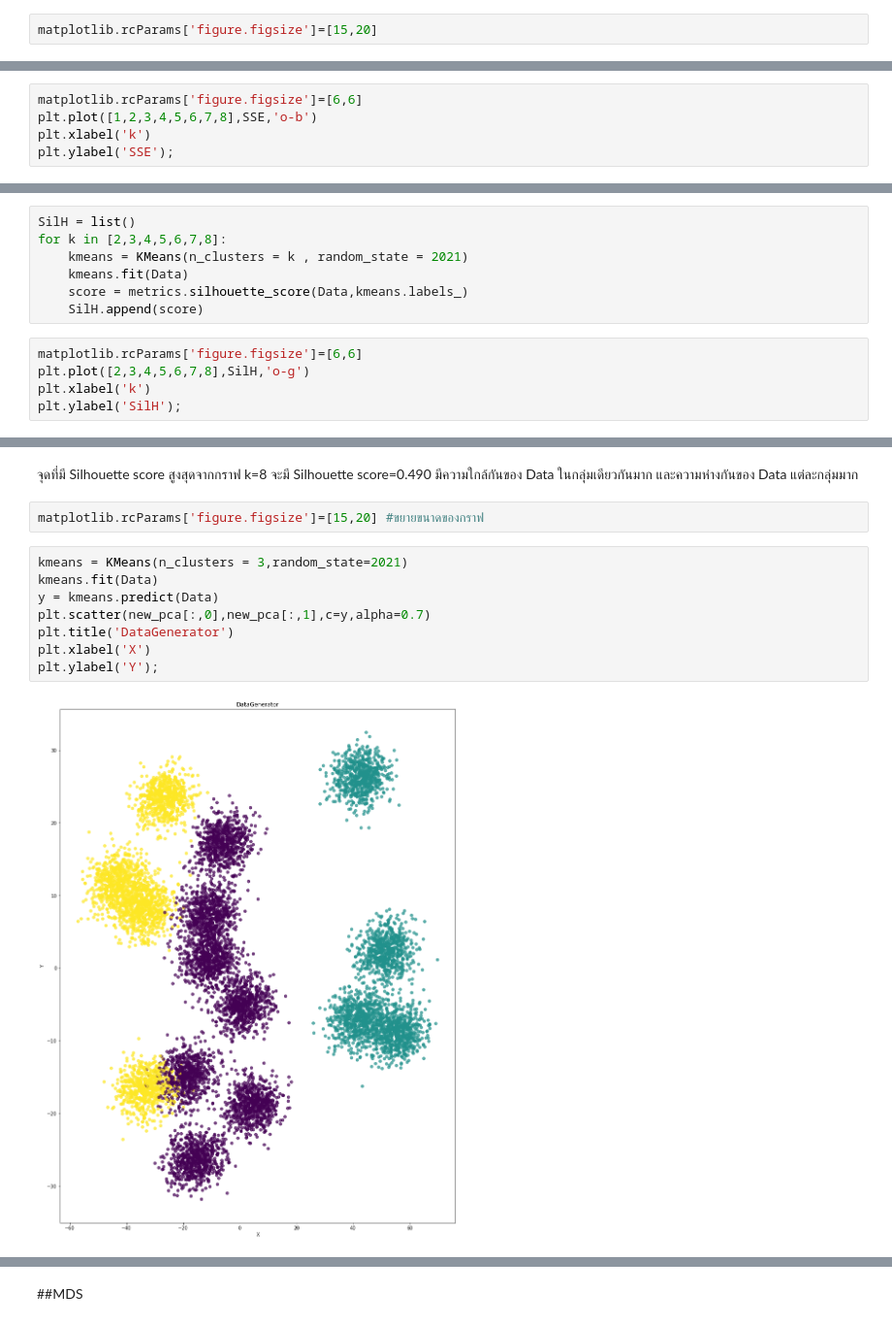
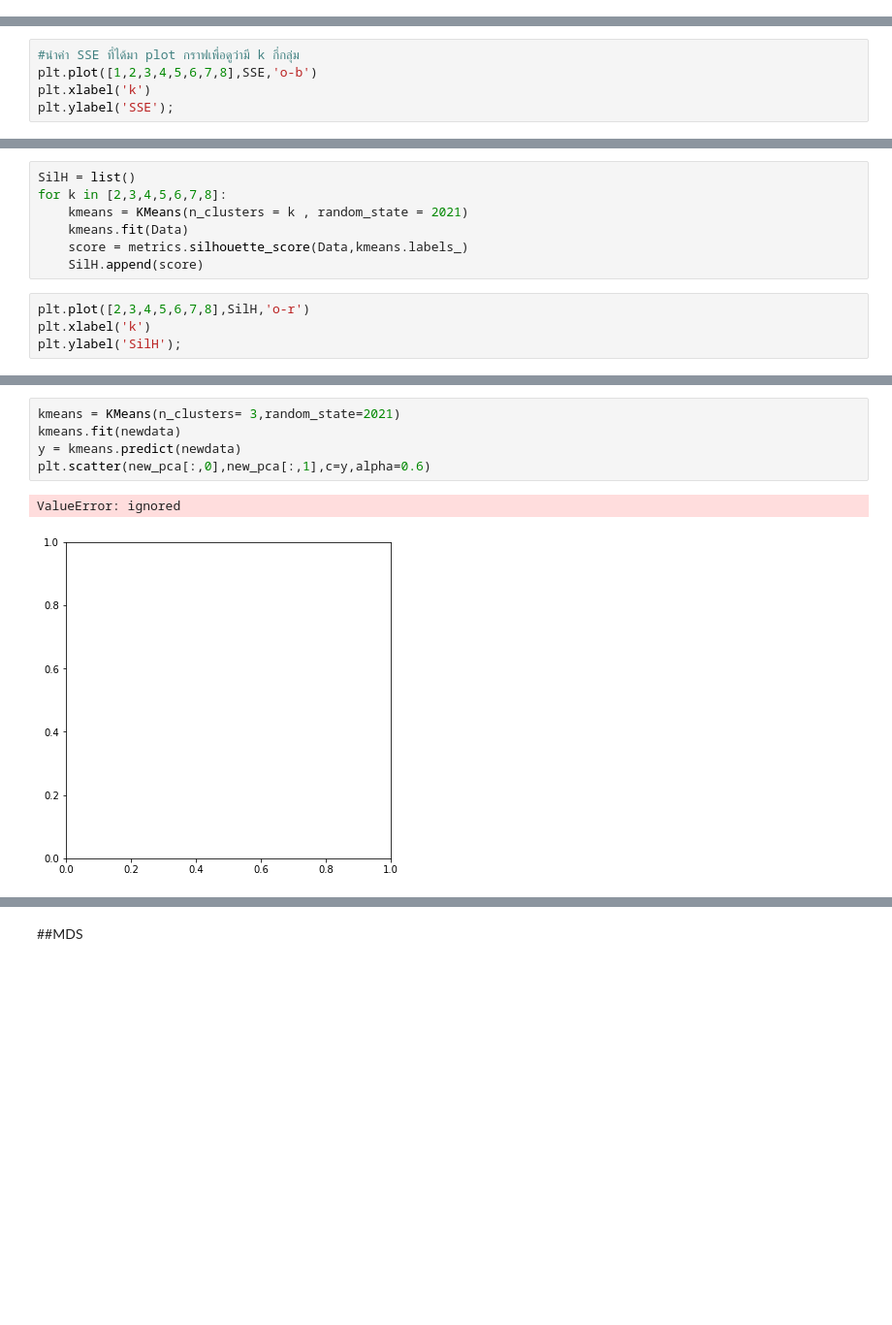
Before and after one commit to Thitichaya2000/multivariate, a Jupyter notebook: Multivariate_Exam.ipynb, the cells around one changed output, grey strips where cells are left out. Shown at 97% size. Cells and saved outputs as stored; diff of their text form; blank space fills up the shorter version.

Commit message:
error

```diff
--- a/Multivariate_Exam.ipynb
+++ b/Multivariate_Exam.ipynb
@@ -133,5 +154,3 @@ import matplotlib
-# %%
-matplotlib.rcParams['figure.figsize']=[15,20]
 # %%
 kmeans = KMeans(random_state=2021)
 kmeans.fit(Data)
@@ -164,7 +183,7 @@ SSE
  6150175.424016003,
  5136927.9223541105]
 # %%
-matplotlib.rcParams['figure.figsize']=[6,6]
+#นำค่า SSE ที่ได้มา plot กราฟเพื่อดูว่ามี k กี่กลุ่ม
 plt.plot([1,2,3,4,5,6,7,8],SSE,'o-b')
 plt.xlabel('k')
 plt.ylabel('SSE');
@@ -184,8 +203,7 @@ for k in [2,3,4,5,6,7,8]:
     score = metrics.silhouette_score(Data,kmeans.labels_)
     SilH.append(score)
 # %%
-matplotlib.rcParams['figure.figsize']=[6,6]
-plt.plot([2,3,4,5,6,7,8],SilH,'o-g')
+plt.plot([2,3,4,5,6,7,8],SilH,'o-r')
 plt.xlabel('k')
 plt.ylabel('SilH');
 # %% [output]
@@ -193,14 +211,8 @@ plt.ylabel('SilH');
-# %% [markdown]
-จุดที่มี Silhouette score สูงสุดจากกราฟ k=8 จะมี Silhouette score=0.490 มีความใกล้กันของ Data ในกลุ่มเดียวกันมาก และความห่างกันของ Data แต่ละกลุ่มมาก
-# %%
-matplotlib.rcParams['figure.figsize']=[15,20] #ขยายขนาดของกราฟ
 # %%
-kmeans = KMeans(n_clusters = 3,random_state=2021)
-kmeans.fit(Data)
-y = kmeans.predict(Data)
-plt.scatter(new_pca[:,0],new_pca[:,1],c=y,alpha=0.7)
-plt.title('DataGenerator')
-plt.xlabel('X')
-plt.ylabel('Y');
+kmeans = KMeans(n_clusters= 3,random_state=2021)
+kmeans.fit(newdata)
+y = kmeans.predict(newdata)
+plt.scatter(new_pca[:,0],new_pca[:,1],c=y,alpha=0.6)
 # %% [output]
+ValueError: ignored
-[figure, old version]
+[figure, new version]
```
Also changed, not shown: parts of 29 cells of this notebook.
